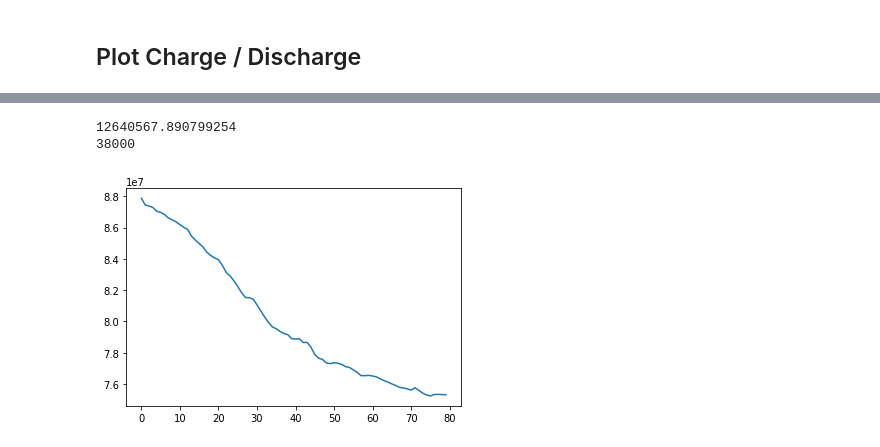
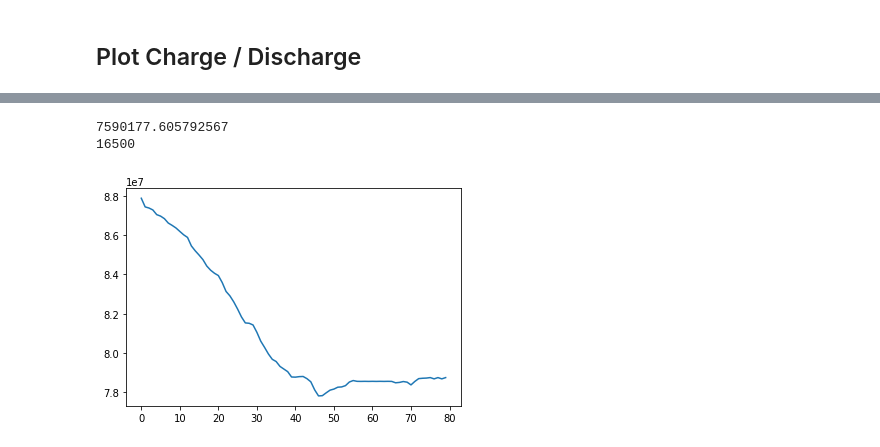
Before and after one commit to o-gent/uk-grid-analysis, a Jupyter notebook: model.ipynb, the cells around one changed output, grey strips where cells are left out. Drawn from its saved outputs; the diff is of its cells as text; code cells hidden in the pictures.

```diff
--- a/model.ipynb
+++ b/model.ipynb
@@ -1,10 +8,4 @@
 # %%
-import numpy as np
-import pandas as pd
-import matplotlib.pyplot as plt
-
-df = pd.read_csv("data/avg_price_demand_OCT_NOV_2021.csv")
-df.set_index("hour")
 
 plt.figure(figsize=(20,10))
 ax1 = df["Demand (MW)"].plot(color='blue', grid=True, label='Demand (MW)')
@@ -90,7 +72,10 @@ plt.scatter(dff["Demand (MW)"], dff["price"])
 [figure]
 # %%
 import numpy as np
-z = np.polyfit(df["Demand (MW)"], df["price"], 2)
+
+order = 1
+
+z = np.polyfit(df["Demand (MW)"], df["price"], order)
 
 p = np.poly1d(z)
 
@@ -371,17 +260,22 @@ normal_cost = a.sum()
 
 dfc = df.copy()
 
-def model3(dfc, max_charge_rate=2000):
+def model3(dfc, battery_size=30, max_charge_rate=2000, stop_point=0):
     cost_save = []
     amount = 500 # MW
-    battery_size = 50 # GWh
-    #max_charge_rate = 2000 # MW/h
+    # battery_size = 30 # GWh
+    # max_charge_rate = 2000 # MW/h
     max_discharge_rate = 6000 #MW/h
+    if stop_point==0:
+        stop_point = battery_size * 1000/amount + 1
 
     dfc["charge"] = 0
     dfc["discharge"] = 0
 
     for i in range(battery_size * int(1000/amount)):
+
+        if i == stop_point:
+            break
 
         dfc["price_prediction_2d"] = dfc.apply(price_prediction_2d_df, axis=1)
         dfc["demand_grad"] = np.gradient(dfc["Demand (MW)"])
@@ -426,6 +320,13 @@ def model3(dfc, max_charge_rate=2000):
     return dfc, cost_save
 
 dfc = model3(dfc)
+
+# model 3 format is different now
+try:
+    cost_save = dfc[1]
+    dfc = dfc[0]
+except:
+    pass
 # %% [markdown]
 ## Simple model
 # %%
@@ -527,0 +435,6 @@ plt.show()
+# %%
+dfc = df.copy()
+dfc, cost_save = model3(dfc, max_charge_rate=2500, stop_point=36)
+price_in = sum([dfc["price_prediction_2d"][i] * demand for i, demand in enumerate(dfc['charge'])])/dfc["charge"].sum()
+price_out = sum([dfc["price_prediction_2d"][i] * demand for i, demand in enumerate(dfc['discharge'])])/dfc["discharge"].sum()
+print([price_in, price_out])
@@ -577,11 +476,12 @@ for i in range(3,20):
 [figure]
 # %%
-no = 13
+# I tried to find an automatic way of detecting when more energy storage was useless but couldn't, i did it manually
+no = 3
 plt.plot(range(len(cost_saves[no])), cost_saves[no])
-stop_point = 75
+stop_point = 32
 print(cost_saves[no][0] - cost_saves[no][stop_point])
 print(500 * (stop_point+1))
 # %% [output]
-12640567.890799254
-38000
+7590177.605792567
+16500
-[figure, old version]
+[figure, new version]
```
Also changed, not shown: parts of 32 cells of this notebook, 2 other files.
